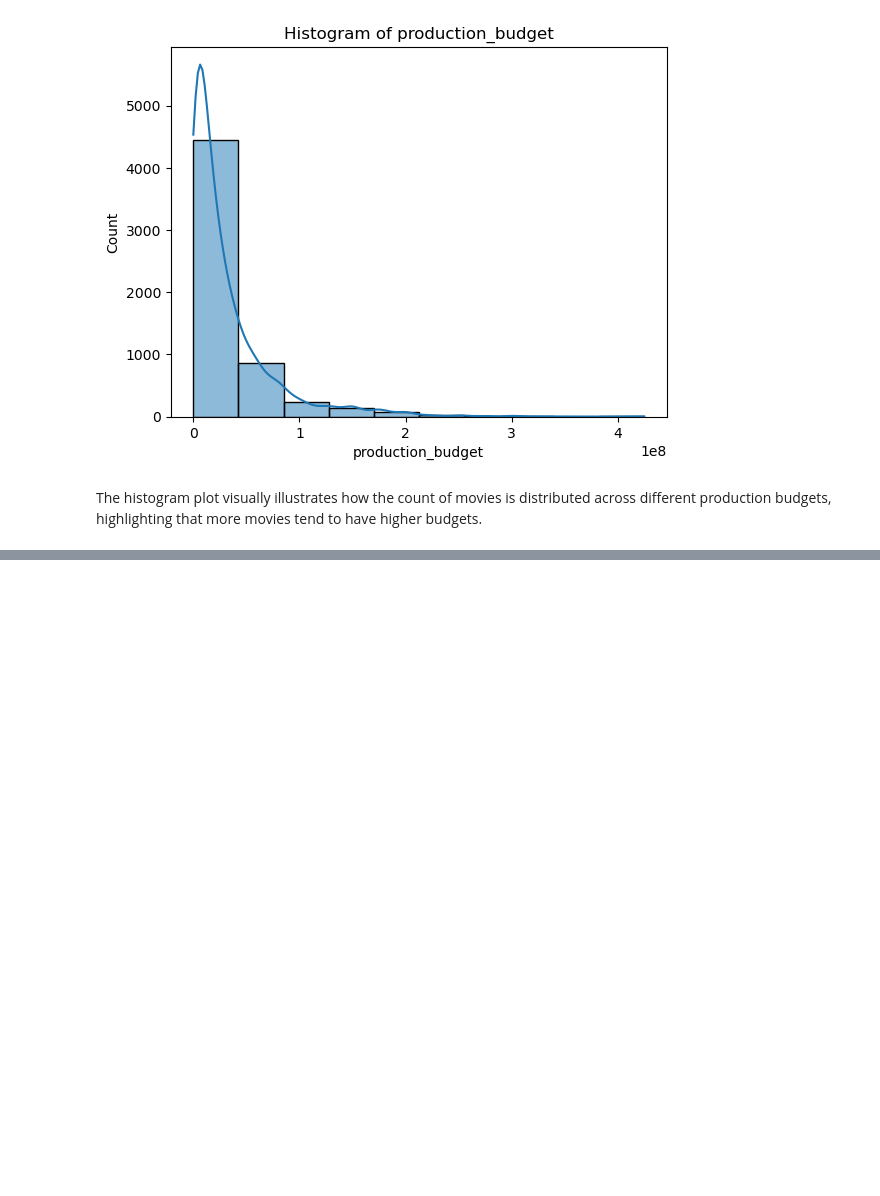
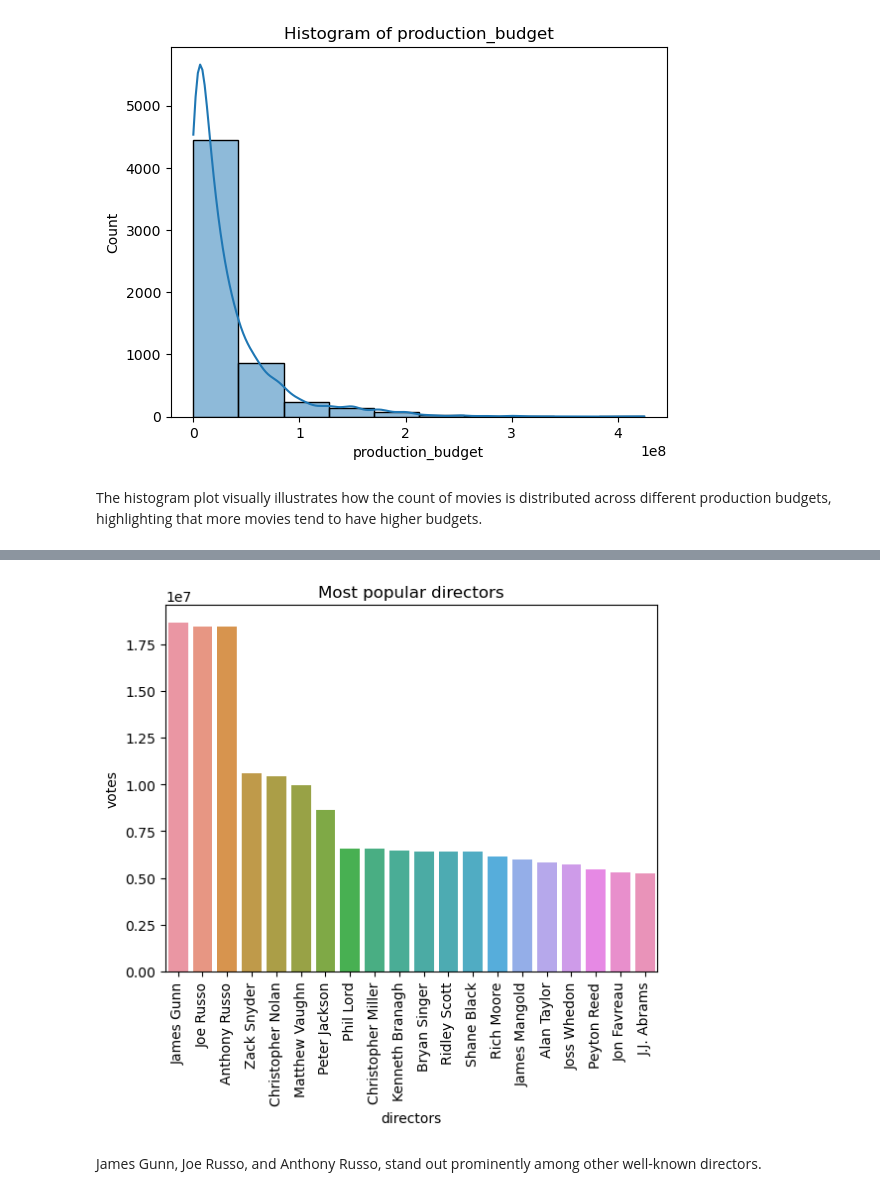
Before and after one commit to Annbellah/dsc-phase-1-project-v2-4, a Jupyter notebook: student.ipynb, the cells around one changed output, grey strips where cells are left out. Saved outputs shown, nothing was run; the diff lists cells and outputs as text; code cells hidden in the pictures; blank space fills up the shorter version.

```diff
--- a/student.ipynb
+++ b/student.ipynb
@@ -308,0 +400,17 @@ plt.show()
+# %%
+# Most popular directors
+q =("""
+SELECT ps.primary_name, SUM(mr.numvotes) votes
+FROM movie_ratings mr
+JOIN directors dr
+ON dr.movie_id=mr.movie_id
+JOIN persons ps
+ON dr.person_id=ps.person_id
+GROUP BY 1
+ORDER BY 2 DESC
+LIMIT 20
+;
+""")
+
+df2 = pd.read_sql(q, conn)
+df2
@@ -308,0 +435,13 @@ plt.show()
+# %%
+# let's find most popular directors
+sns.barplot(x = 'primary_name',
+            y = 'votes',
+            data = df2)
+plt.xticks(rotation=90)
+plt.title('Most popular directors')
+plt.xlabel('directors')
+plt.show()
+# %% [output]
+[figure, added]
+# %% [markdown]
+James Gunn, Joe Russo, and Anthony Russo, stand out prominently among other well-known directors.
```
Also changed, not shown: parts of 19 cells of this notebook.
